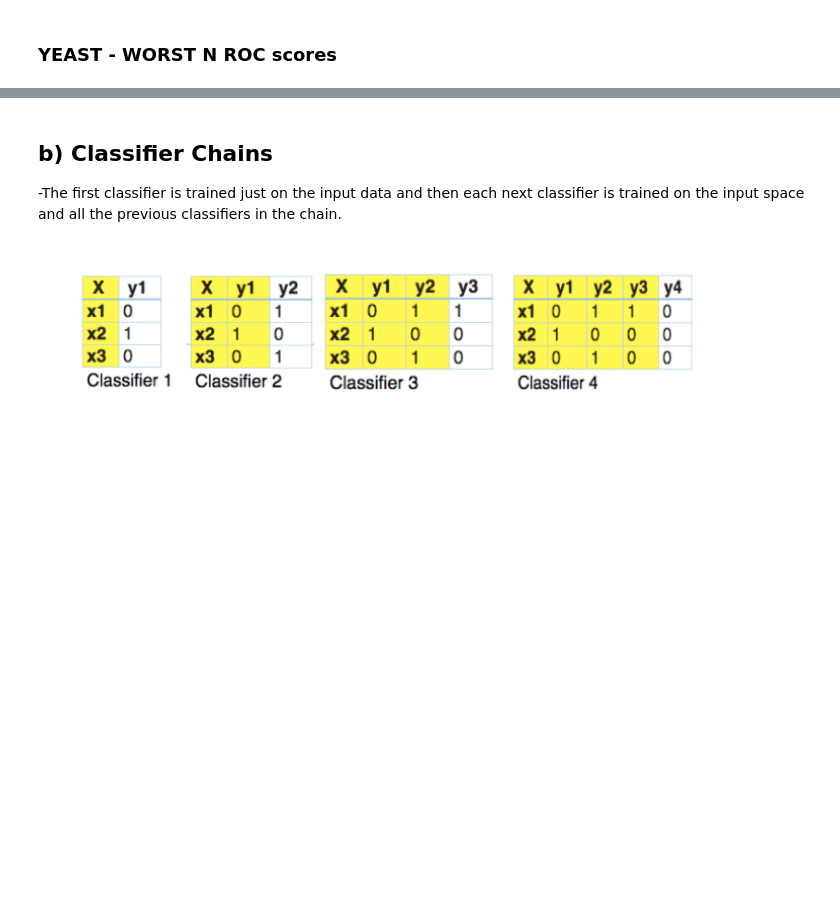
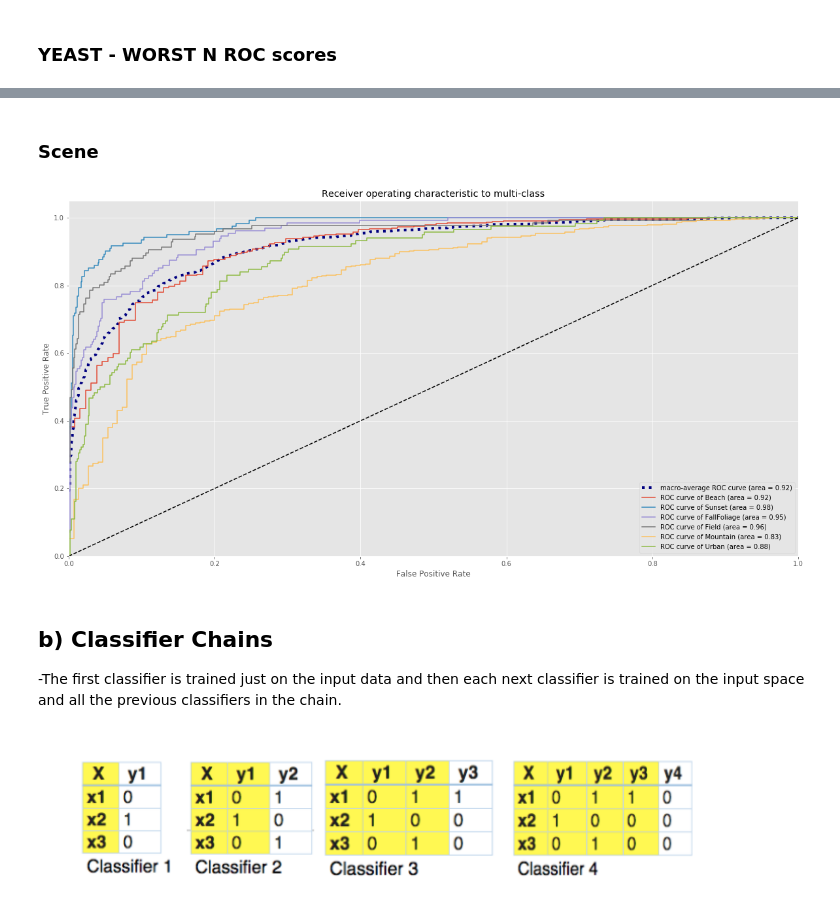
Before and after one commit to dusicastepic/Multi-label-classification-, a Jupyter notebook: MLC - proba.ipynb, the cells around one changed output, grey strips where cells are left out. Saved outputs shown, nothing was run; the diff lists cells and outputs as text; code cells hidden in the pictures; blank space fills up the shorter version.

```diff
--- a/MLC - proba.ipynb
+++ b/MLC - proba.ipynb
@@ -388,0 +670,2 @@ matrix([[ 0.23038229,  0.40117044,  0.08592307, ...,  0.24177071,
+# %%
+y_scene=scene.loc[:,"Beach":"Urban"]
@@ -388,0 +676,4 @@ matrix([[ 0.23038229,  0.40117044,  0.08592307, ...,  0.24177071,
+# %%
+x_scene=scene.drop(y_scene,axis=1)
+# %%
+x_scene_train, x_scene_test, y_scene_train, y_scene_test = train_test_split(x_scene,y_scene, test_size=0.3, random_state=42)
@@ -707,3 +1102,9 @@ plotOnlyN(3,1)
+# %% [markdown]
+### Scene
+# %%
+MakeRocAucPlot( x_scene_train, y_scene_train,x_scene_test,y_scene_test)
+# %% [output]
+[figure, added]
 # %% [markdown]
 ## b) Classifier Chains
  -The first classifier is trained just on the input data and then each next classifier is trained on the input space and all the previous classifiers in the chain.
```
Also changed, not shown: parts of 107 cells of this notebook.
